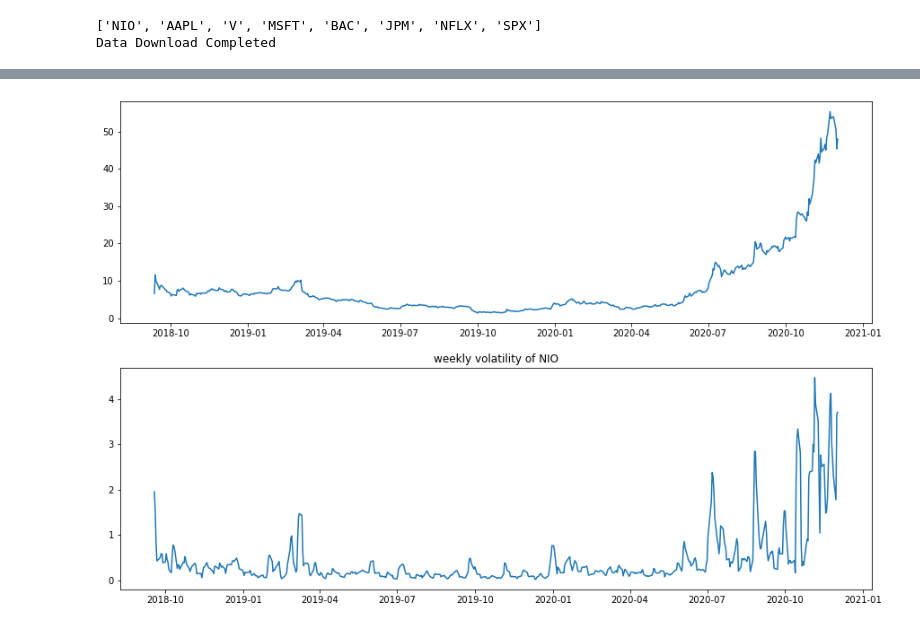
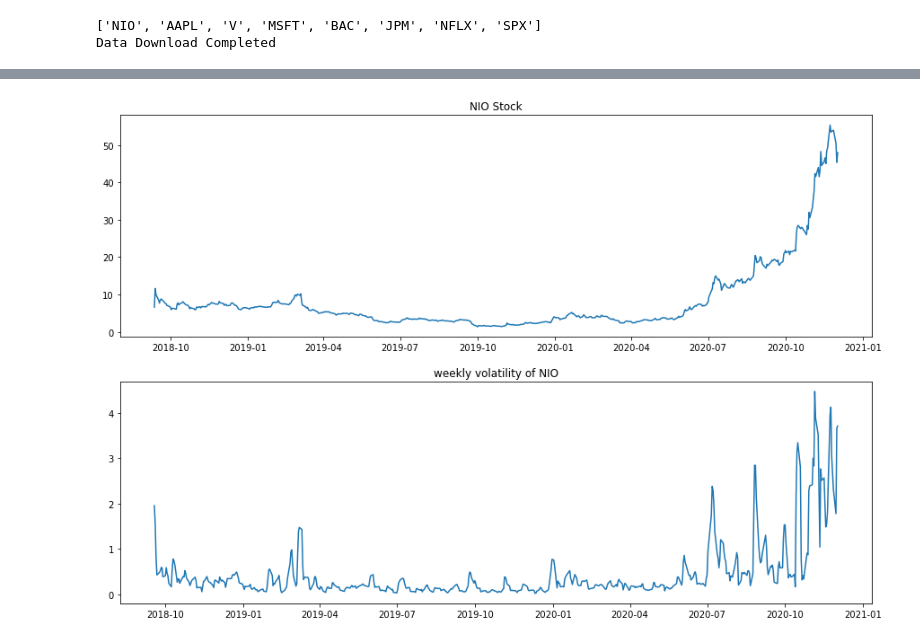
Before and after one commit to epfl-ada/ada-2020-project-milestone-p3-p3_adanas, a Jupyter notebook: creative_extension.ipynb, the cells around one changed output, grey strips where cells are left out. Drawn from its saved outputs; the diff is of its cells as text; code cells hidden in the pictures.

```diff
--- a/creative_extension.ipynb
+++ b/creative_extension.ipynb
@@ -73,15 +73,15 @@ plt.show()
 # %%
 # Computing weekly volatility for the stocks
 stocks_weekly_volatility = stocks.rolling(5).std()
 
 fig, ax = plt.subplots(2,1, figsize=(15,10))
 
-plt.title('NIO Stock')
+ax[0].set_title('NIO Stock')
 ax[0].plot(stocks['Date'], stocks['NIO'])
 
-plt.title('weekly volatility of NIO')
+ax[1].set_title('weekly volatility of NIO')
 ax[1].plot(stocks['Date'], stocks_weekly_volatility['NIO'])
 
 plt.show()
 # %% [output]
-[figure, old version]
+[figure, new version]
```
Also changed, not shown: parts of 1 cell of this notebook.
